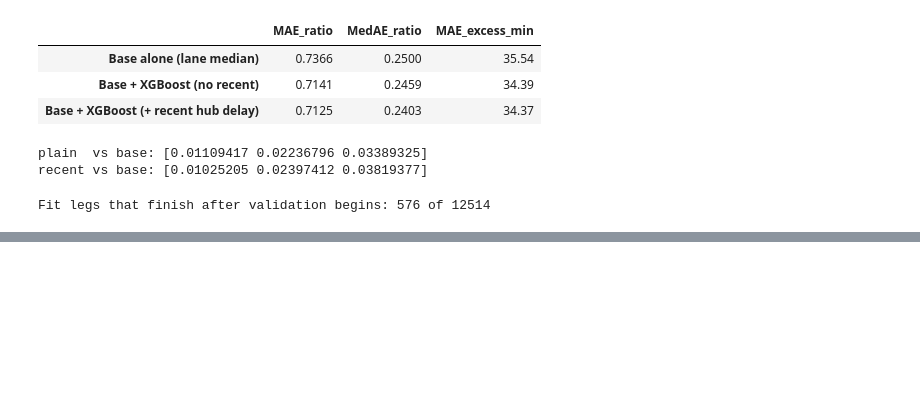
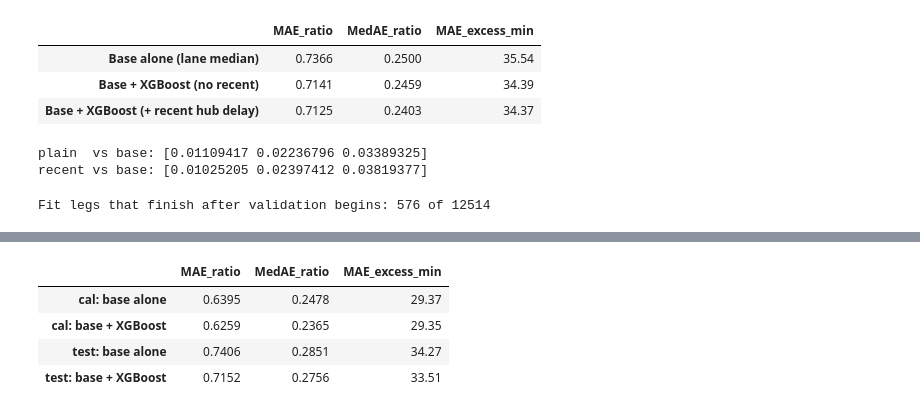
Before and after one commit to JahnaviSri23/supplyshield-, a Jupyter notebook: notebooks/B02_xgboost_day2.ipynb, the cells around one changed output, grey strips where cells are left out. Drawn from its saved outputs; the diff is of its cells as text; code cells hidden in the pictures; blank space fills up the shorter version.

Commit message:
Day 2 complete: residual XGBoost on lane median, ablations, final eval

```diff
--- a/notebooks/B02_xgboost_day2.ipynb
+++ b/notebooks/B02_xgboost_day2.ipynb
@@ -1660,0 +1729,20 @@ Fit legs that finish after validation begins: 576 of 12514
+# %%
+def final_eval(model, cal_frame, test_frame):
+    out = {}
+    for name, frame, y_true in [("cal", cal_frame, cal["delay_ratio"]),
+                                ("test", test_frame, test["delay_ratio"])]:
+        base = base_pred(frame)
+        pred = base + model.predict(make_X(frame))
+        out[f"{name}: base alone"]      = evaluate_model(y_true, base, frame["osrm_time_min"])
+        out[f"{name}: base + XGBoost"]  = evaluate_model(y_true, pred, frame["osrm_time_min"])
+    return pd.DataFrame(out).T
+
+final_eval(m_prev, cal_p, test_p) # use m_recent / m_plain with their frames if they won
+
+m_prev.save_model("../experiments/day2/residual_xgb_v1_check.json")
+# %% [output]
+|  | MAE_ratio | MedAE_ratio | MAE_excess_min |
+| cal: base alone | 0.6395 | 0.2478 | 29.37 |
+| cal: base + XGBoost | 0.6259 | 0.2365 | 29.35 |
+| test: base alone | 0.7406 | 0.2851 | 34.27 |
+| test: base + XGBoost | 0.7152 | 0.2756 | 33.51 |
```
Also changed, not shown: parts of 8 cells of this notebook, 4 other files.
